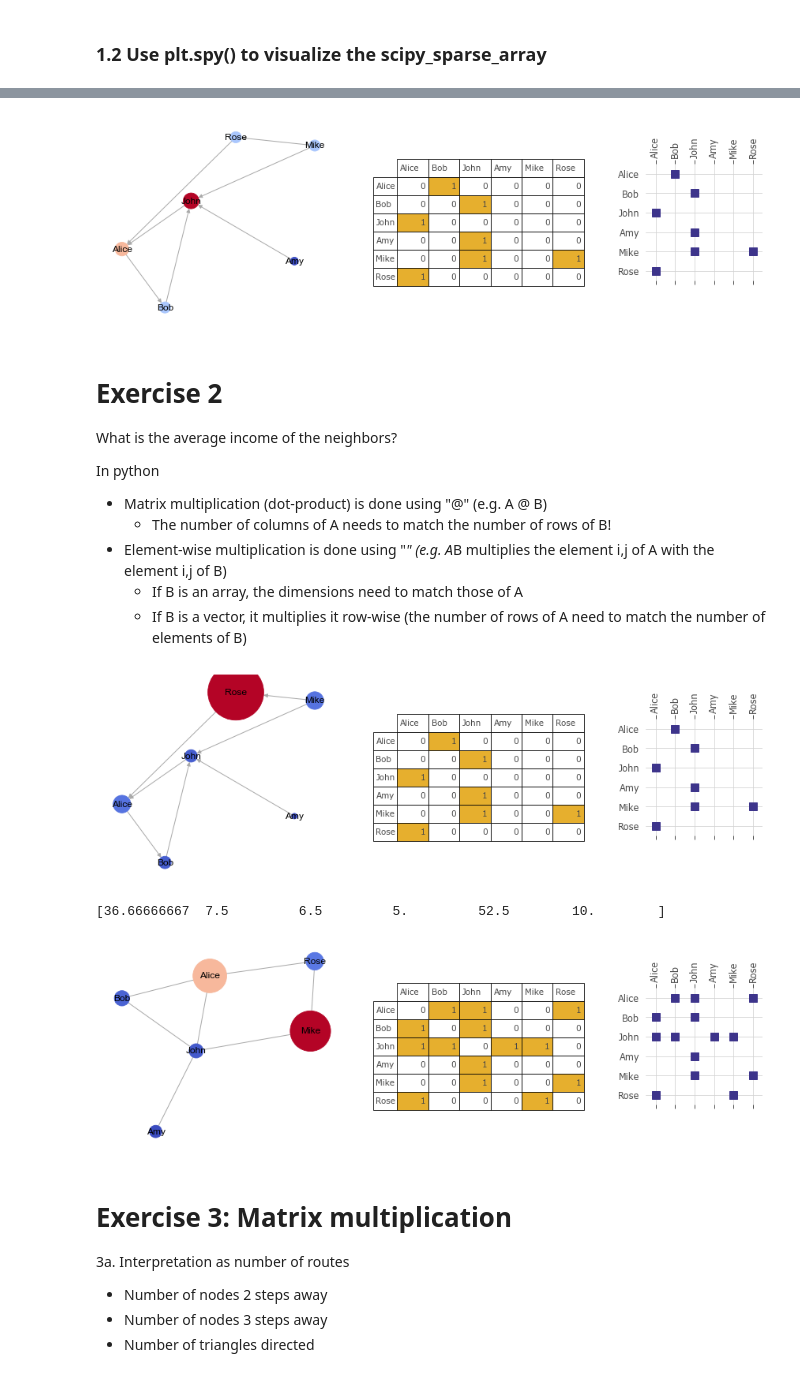
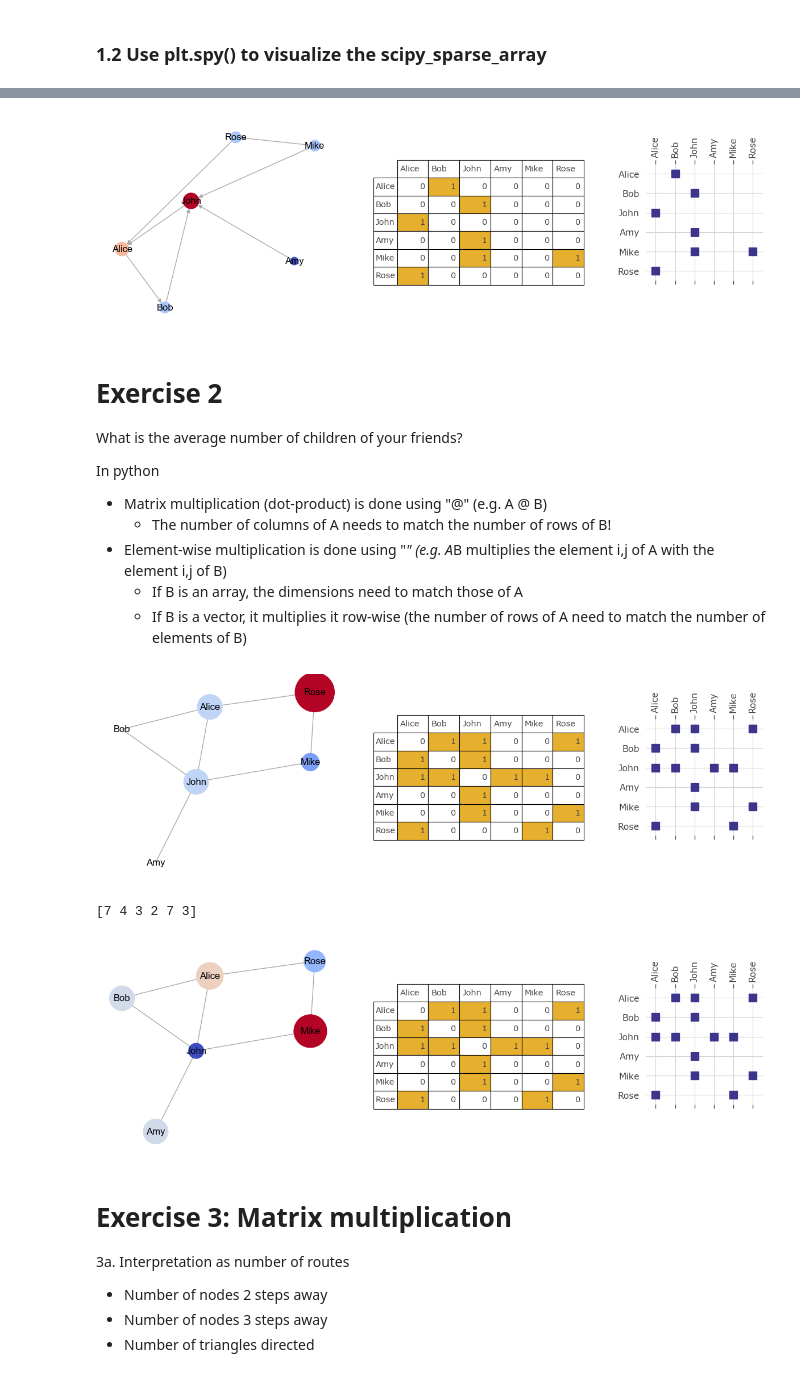
Before and after one commit to jgarciab/3hours_network_science, a Jupyter notebook: Code/2_matrix_multiplication.ipynb, the cells around one changed output, grey strips where cells are left out. Cells and saved outputs as stored; diff of their text form; code cells hidden in the pictures.

```diff
--- a/Code/2_matrix_multiplication.ipynb
+++ b/Code/2_matrix_multiplication.ipynb
@@ -153,11 +75,11 @@ plot_network_adj(G_undir)
 # %%
 # Create some metadata
-df = pd.DataFrame([["Alice",3],
+df = pd.DataFrame([["Alice",2],
                   ["Bob",0],
-                  ["John",0],
+                  ["John",2],
                   ["Amy",0],
-                  ["Mike",3],
-                  ["Rose",7]], columns=["Person","children"])
+                  ["Mike",1],
+                  ["Rose",5]], columns=["person","children"])
 
 df
 # %% [output]
@@ -185,18 +130,16 @@ Take a look at the function adj_to_net above for inspiration
 # %%
-A = nx.to_scipy_sparse_array(G_dir, nodelist=list(G_dir.nodes()), weight=1)
+# Convert to graph
+G = ...
 
-# Convert to graph
-...
-d_names = {i: node for i,node in enumerate(G_dir.nodes())}
-#add back labels (lost during the conversion)
-...
-
+## If you were converting from a matrix/array, you'd need to add the names back
+# d_names = {i: node for i,node in enumerate(G_dir.nodes())}
+# G = nx.relabel_nodes(G, d_names) #add back labels (lost during the conversion)
 plot_network_adj(G)
 # %% [output]
-[figure, old version]
+[figure, new version]
 # %% [markdown]
 # Exercise 2
-What is the average income of the neighbors?
+What is the average number of children of your friends?
 
 In python
 * Matrix multiplication (dot-product) is done using "@" (e.g. A @ B)
@@ -205,25 +148,25 @@ In python
     * If B is an array, the dimensions need to match those of A
     * If B is a vector, it multiplies it row-wise (the number of rows of A need to match the number of elements of B)
 # %%
-# Original network adding the income as a color/size
-plot_network_adj(G_undir, values = df["Income"]/10)
+# Original network adding the children as a color/size
+plot_network_adj(G_undir, values = df["children"])
 # %% [output]
-[figure, old version]
+[figure, new version]
 # %%
-# adjacency array
+# craete the adjacency array
 A = nx.to_scipy_sparse_array(G_undir)
 
-# Calculate sum of neighbors income
-sum_income = ...
+# Calculate sum of neighbors children
+sum_children = ...
 
 # Divide by number of neighbors to get an average
-sum_income = ...
+avg_children = ...
 
-print(sum_income)
-plot_network_adj(G_undir, values=sum_income/10)
+print(sum_children)
+plot_network_adj(G_undir, values=avg_children)
 # %% [output]
-[36.66666667  7.5         6.5         5.         52.5        10.        ]
+[7 4 3 2 7 3]
-[figure, old version]
+[figure, new version]
 # %% [markdown]
 # Exercise 3: Matrix multiplication
 3a. Interpretation as number of routes
```
Also changed, not shown: parts of 42 cells of this notebook, 4 other files.
